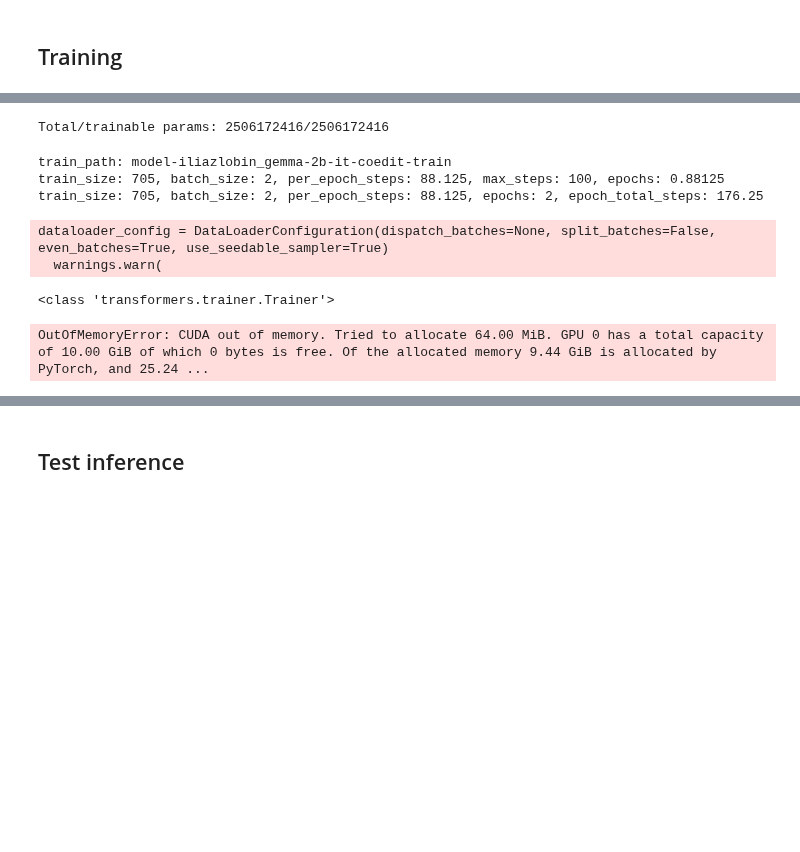
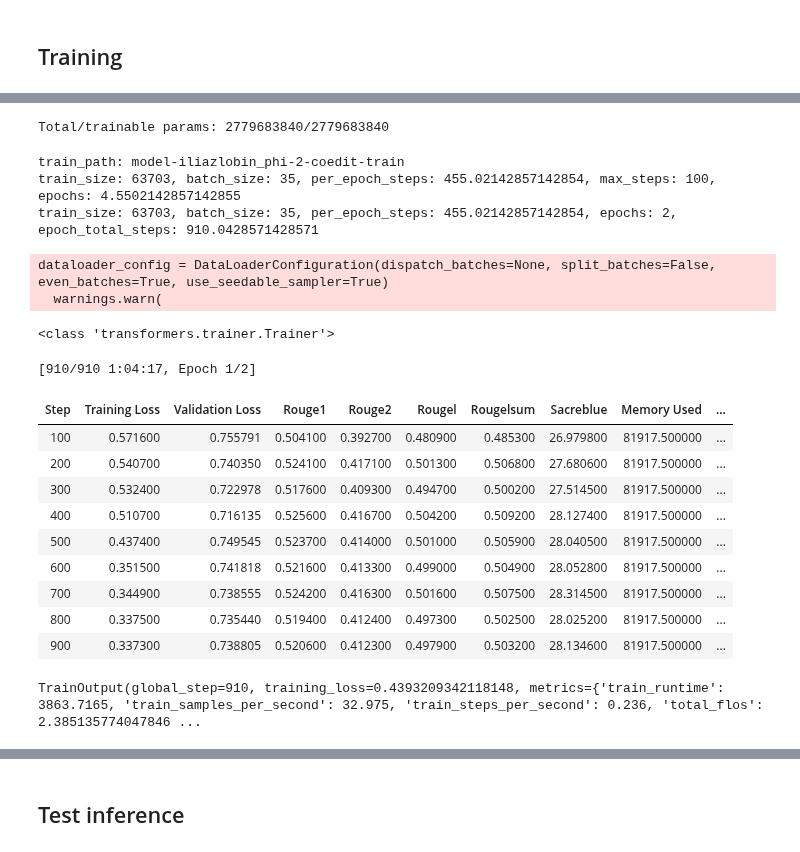
Before and after one commit to iliazlobin/transformers-labs, a Jupyter notebook: model-train/train-phi2-coedit.ipynb, the cells around one changed output, grey strips where cells are left out. Saved outputs shown, nothing was run; the diff lists cells and outputs as text; code cells hidden in the pictures; blank space fills up the shorter version.

Commit message:
phi2 training complete

```diff
--- a/model-train/train-phi2-coedit.ipynb
+++ b/model-train/train-phi2-coedit.ipynb
@@ -83,7 +83,7 @@ tokenizer = AutoTokenizer.from_pretrained(
     use_fast=True,
 )
 # tokenizer.add_eos_token = True
-# tokenizer.pad_token_id = tokenizer.eos_token_id
+tokenizer.pad_token_id = tokenizer.eos_token_id
 # tokenizer.padding_side = "left"
 print(type(tokenizer))
 # print(tokenizer.add_eos_token)
@@ -165,12 +164,12 @@ all_dataset = load_dataset("grammarly/coedit", split="train+validation")
 # print(f"neutralize len: {len(all_dataset.filter(lambda x: x['task'] == 'neutralize'))}")
 # print()
 
-train_ratio = 0.01
-test_ratio = 0.001
+# train_ratio = 0.01
+# test_ratio = 0.001
 # train_ratio = 0.1
 # test_ratio = 0.01
-# train_ratio = 0.9
-# test_ratio = 0.1
+train_ratio = 0.9
+test_ratio = 0.1
 
 gec_dataset = all_dataset.filter(lambda x: x["task"] == "gec")
 train_gec_dataset = gec_dataset.select(range(0, int(train_ratio * len(gec_dataset))))
@@ -359,7 +358,7 @@ from transformers import DataCollatorForLanguageModeling, DataCollatorForSeq2Seq
 
 tokenizer.padding_side = "left"
 print(type(tokenizer))
-print(tokenizer.add_eos_token)
+# print(tokenizer.add_eos_token)
 print(tokenizer.eos_token_id)
 print(tokenizer.pad_token_id)
 print(tokenizer.padding_side)
@@ -380,8 +379,8 @@ def process_dataset(batch):
 
         num_tokens_ignore = len(input_ids) - len(response_ids)
         labels = [-100] * num_tokens_ignore + input_ids[-len(response_ids) :]
-        labels.append(-100)
-        # labels.append(tokenizer.eos_token_id)
+        # labels.append(-100)
+        labels.append(tokenizer.eos_token_id)
         new_labels.append(labels)
 
         input_ids.append(tokenizer.eos_token_id)
@@ -389,8 +388,8 @@ def process_dataset(batch):
 
     new_attention_mask = []
     for attention_mask in model_inputs.attention_mask:
-        attention_mask.append(0)
-        # attention_mask.append(1)
+        # attention_mask.append(0)
+        attention_mask.append(1)
         new_attention_mask.append(attention_mask)
 
     # labels = tokenizer(text_target=examples["tgt"], max_length=1024, padding=True).input_ids
@@ -655,7 +655,7 @@ def logits_argmax(logits: torch.Tensor, labels):
 # metrics = compute_metrics((predictions.predictions, predictions.label_ids))
 # print(metrics)
 # %% [output]
-Total/trainable params: 2506172416/2506172416
+Total/trainable params: 2779683840/2779683840
 # %%
 %%capture
 %load_ext tensorboard
@@ -665,9 +665,9 @@ train_path = f"model-{training_model_path}-train"
 print(f"train_path: {train_path}")
 
 train_size = len(processed_dataset["train"])
-batch_size = 2
+batch_size = 35
 gradient_accumulation_steps = 4
-eval_batch_size = 2
+eval_batch_size = 35
 eval_accumulation_steps = 4
 
 per_epoch_steps = train_size / (batch_size * gradient_accumulation_steps)
@@ -683,9 +683,9 @@ epochs = 2
 epoch_total_steps = epochs * per_epoch_steps
 print(f"train_size: {train_size}, batch_size: {batch_size}, per_epoch_steps: {per_epoch_steps}, epochs: {epochs}, epoch_total_steps: {epoch_total_steps}")
 # %% [output]
-train_path: model-iliazlobin_gemma-2b-it-coedit-train
-train_size: 705, batch_size: 2, per_epoch_steps: 88.125, max_steps: 100, epochs: 0.88125
-train_size: 705, batch_size: 2, per_epoch_steps: 88.125, epochs: 2, epoch_total_steps: 176.25
+train_path: model-iliazlobin_phi-2-coedit-train
+train_size: 63703, batch_size: 35, per_epoch_steps: 455.02142857142854, max_steps: 100, epochs: 4.5502142857142855
+train_size: 63703, batch_size: 35, per_epoch_steps: 455.02142857142854, epochs: 2, epoch_total_steps: 910.0428571428571
 # %%
 from transformers import Seq2SeqTrainer, Seq2SeqTrainingArguments, Trainer, TrainingArguments
 
@@ -699,45 +699,56 @@ args = TrainingArguments(
     gradient_checkpointing=True,
     per_device_train_batch_size=batch_size,
     gradient_accumulation_steps=gradient_accumulation_steps,
-    # per_device_eval_batch_size=eval_batch_size,
-    # eval_accumulation_steps=eval_accumulation_steps,
+    per_device_eval_batch_size=eval_batch_size,
+    eval_accumulation_steps=eval_accumulation_steps,
     num_train_epochs=epochs,
     # max_steps=max_steps,
     warmup_steps=1,
-    logging_steps=5,
+    logging_steps=100,
     save_strategy="steps",
-    save_steps=5,
-    # evaluation_strategy="steps",
-    # eval_steps=40,
+    save_steps=0,
+    evaluation_strategy="steps",
+    eval_steps=100,
     report_to="tensorboard",
     push_to_hub_model_id=training_model_name,
     push_to_hub_organization="iliazlobin",
     push_to_hub=False,
     gradient_checkpointing_kwargs={
         "use_reentrant": False
     },  # Should be false for Lora (https://github.com/kohya-ss/sd-scripts/issues/323#issuecomment-1485073421)
 )
 
 trainer = Trainer(
     model=training_model,
     train_dataset=processed_dataset["train"],
-    # eval_dataset=processed_dataset["test"],
+    eval_dataset=processed_dataset["test"],
     tokenizer=tokenizer,
     data_collator=data_collator,
     compute_metrics=compute_metrics,
-    # preprocess_logits_for_metrics=logits_argmax,
+    preprocess_logits_for_metrics=logits_argmax,
     args=args,
 )
 print(type(trainer))
 
 model.config.use_cache = False
 # trainer.train(resume_from_checkpoint=True)
 trainer.train()
 # %% [output]
 dataloader_config = DataLoaderConfiguration(dispatch_batches=None, split_batches=False, even_batches=True, use_seedable_sampler=True)
   warnings.warn(
 <class 'transformers.trainer.Trainer'>
-OutOfMemoryError: CUDA out of memory. Tried to allocate 64.00 MiB. GPU 0 has a total capacity of 10.00 GiB of which 0 bytes is free. Of the allocated memory 9.44 GiB is allocated by PyTorch, and 25.24 ...
+[910/910 1:04:17, Epoch 1/2]
+| Step | Training Loss | Validation Loss | Rouge1 | Rouge2 | Rougel | Rougelsum | Sacreblue | Memory Used | ... |
+| 100 | 0.571600 | 0.755791 | 0.504100 | 0.392700 | 0.480900 | 0.485300 | 26.979800 | 81917.500000 | ... |
+| 200 | 0.540700 | 0.740350 | 0.524100 | 0.417100 | 0.501300 | 0.506800 | 27.680600 | 81917.500000 | ... |
+| 300 | 0.532400 | 0.722978 | 0.517600 | 0.409300 | 0.494700 | 0.500200 | 27.514500 | 81917.500000 | ... |
+| 400 | 0.510700 | 0.716135 | 0.525600 | 0.416700 | 0.504200 | 0.509200 | 28.127400 | 81917.500000 | ... |
+| 500 | 0.437400 | 0.749545 | 0.523700 | 0.414000 | 0.501000 | 0.505900 | 28.040500 | 81917.500000 | ... |
+| 600 | 0.351500 | 0.741818 | 0.521600 | 0.413300 | 0.499000 | 0.504900 | 28.052800 | 81917.500000 | ... |
+| 700 | 0.344900 | 0.738555 | 0.524200 | 0.416300 | 0.501600 | 0.507500 | 28.314500 | 81917.500000 | ... |
+| 800 | 0.337500 | 0.735440 | 0.519400 | 0.412400 | 0.497300 | 0.502500 | 28.025200 | 81917.500000 | ... |
+| 900 | 0.337300 | 0.738805 | 0.520600 | 0.412300 | 0.497900 | 0.503200 | 28.134600 | 81917.500000 | ... |
+TrainOutput(global_step=910, training_loss=0.4393209342118148, metrics={'train_runtime': 3863.7165, 'train_samples_per_second': 32.975, 'train_steps_per_second': 0.236, 'total_flos': 2.385135774047846 ...
 # %%
 %load_ext dotenv
 %dotenv ../.env
```
Also changed, not shown: parts of 11 cells of this notebook, 1 other file.
